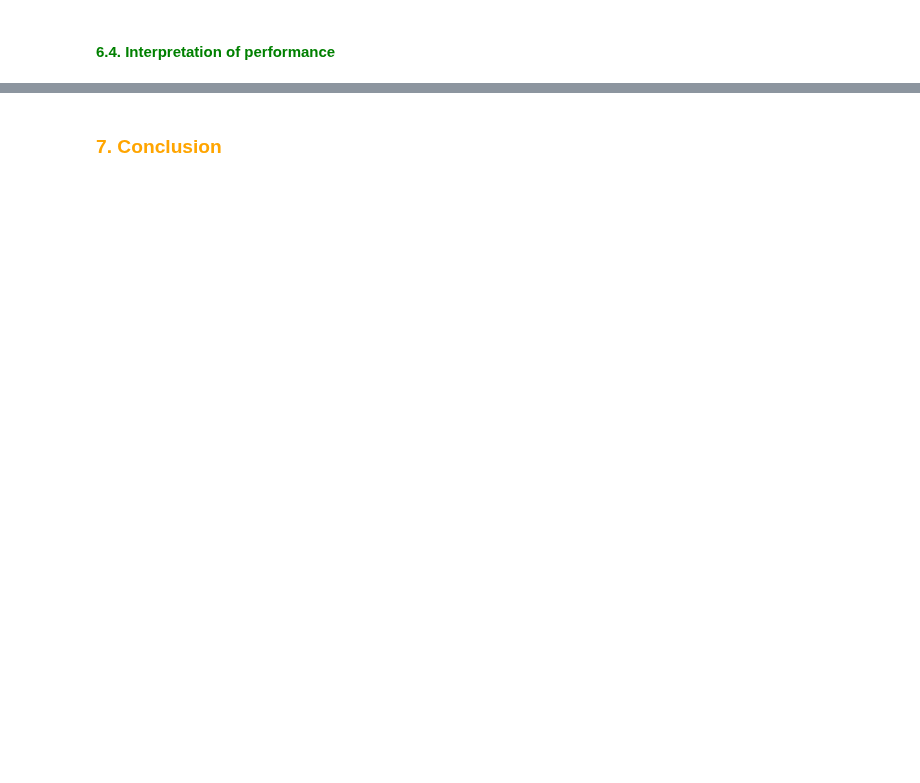
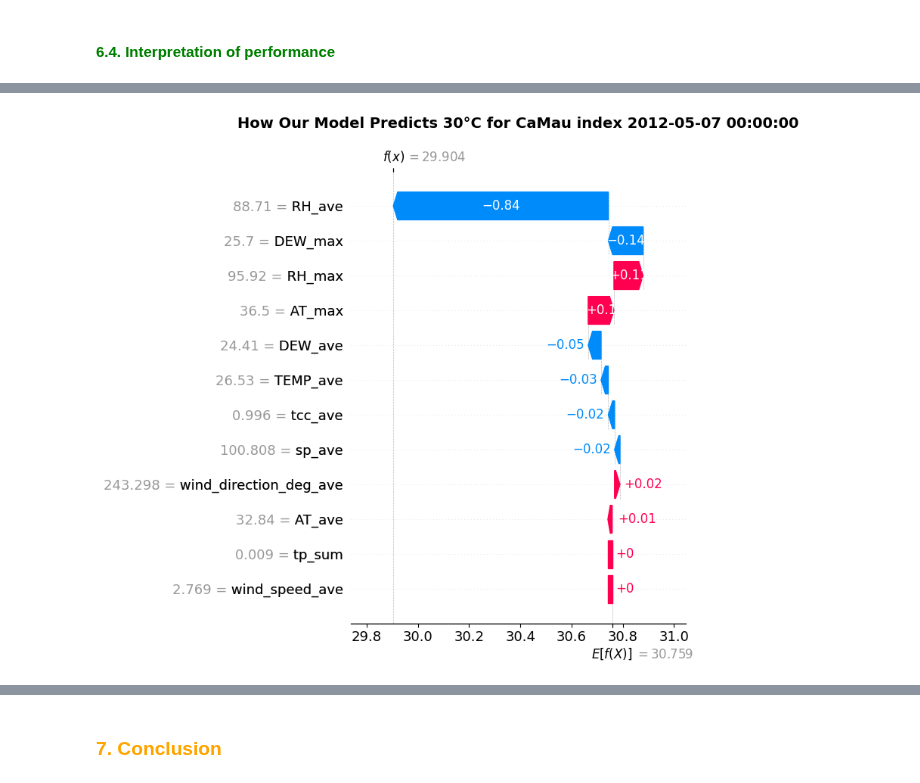
Before and after one commit to gamethu/TSF_Github, a Jupyter notebook: Drafts/Temp Prediction/notebooks/3.1. ML_model/RF_model.ipynb, the cells around one changed output, grey strips where cells are left out. Cells and saved outputs as stored; diff of their text form; code cells hidden in the pictures; blank space fills up the shorter version.

Commit message:
ADD: RandomForestRegressor model

```diff
--- a/Drafts/Temp Prediction/notebooks/3.1. ML_model/RF_model.ipynb
+++ b/Drafts/Temp Prediction/notebooks/3.1. ML_model/RF_model.ipynb
@@ -1841,0 +1317,5 @@ Classification report is another way to evaluate the classification model perfor
+# %%
+for name in station.keys():
+    plt.title(f"SHAP Summary Plot - {name}")
+    shap.summary_plot(shap_values_fit[name],
+                      X_train_encoded.loc[X_train_encoded["NAME"] == src_name[name]][feature_col])
@@ -1841,0 +1334,10 @@ Classification report is another way to evaluate the classification model perfor
+# %%
+shap_values_pred = dict()
+for name in station.keys():
+    print(f"🔸 Trạm: {name}")
+    shap_values_pred[name] = explainer[name].shap_values(X_test_encoded.loc[X_test_encoded["NAME"] == src_name[name]][feature_col])
+# %%
+for name in station.keys():
+    plt.title(f"SHAP Summary Plot - {name}")
+    shap.summary_plot(shap_values_pred[name],
+                      X_test_encoded.loc[X_test_encoded["NAME"] == src_name[name]][feature_col])
@@ -1841,0 +1356,78 @@ Classification report is another way to evaluate the classification model perfor
+# %%
+scaler           = joblib.load(model_path.replace("trained_models","checkpoints") + "scaler.pkl")
+shap_values_fit  = joblib.load(model_path.replace("trained_models","checkpoints") + "shap_values_fit.pkl")
+shap_values_pred = joblib.load(model_path.replace("trained_models","checkpoints") + "shap_values_pred.pkl")
+# %%
+def plot_shap_explaination(x_train_test, y_train_test, feature_col, shap_values, scaler, explainer, station, station_fit):
+    for name in station.keys():
+        # PLOT 1
+        print(f"🔸 Trạm: {name}")
+        sample_idx = random.randint(0,len(x_train_test.loc[x_train_test["NAME"] == src_name[name]]))
+        x_data     = x_train_test.loc[x_train_test["NAME"] == src_name[name]].iloc[[sample_idx]]
+        x          = scaler.inverse_transform(x_data[feature_col])
+        y_data     = y_train_test.loc[y_train_test["NAME"] == src_name[name]].iloc[[sample_idx]]
+        y          = y_data["TEMP_max"][0]
+
+        # Select an interesting prediction to explain
+        sample_prediction = station_fit[name].iloc[sample_idx][0]
+        actual_value      = y
+
+        print(f"Analyzing prediction for {name} index {x_data.index[0]}:")
+        print(f"Predicted values  : {sample_prediction:,.2f}°C")
+        print(f"Actual values     : {actual_value:,.2f}°C")
+        print(f"Prediction error  : {abs(sample_prediction - actual_value):,.2f}°C")
+
+        # Create SHAP waterfall plot
+        plt.figure(figsize=(15, 6))
+        shap.waterfall_plot(
+            shap.Explanation(
+                values        = shap_values[name][sample_idx],
+                base_values   = explainer[name].expected_value,
+                data          = x[0],
+                feature_names = x_data[feature_col].columns.tolist()
+            ),
+            max_display = 15,  # Show top 15 contributing features
+            show        = False
+        )
+        plt.title(f'How Our Model Predicts {sample_prediction:,.0f}°C for {name} index {x_data.index[0]}',
+                  fontsize   = 14,
+                  fontweight = 'bold',
+                  pad        = 20)
+        plt.tight_layout()
+        plt.show()
+
+        # PLOT 2
+        # Analyze the feature contributions for our sample house
+        feature_values = x[0]
+        shap_contributions = shap_values[name][sample_idx]
+
+        # Create a detailed breakdown of contributions
+        feature_breakdown = pd.DataFrame({
+            'Feature'           : x_data[feature_col].columns,
+            'Feature_Value'     : feature_values,
+            'SHAP_Contribution' : shap_contributions,
+            'Impact'            : ['Increases Price' if x > 0 else 'Decreases Price' for x in shap_contributions]
+        }).sort_values('SHAP_Contribution', key=abs, ascending=False)
+
+        print(f"Top {len(feature_breakdown)} Feature Contributions to This Prediction:")
+        print("=" * 60)
+        for idx, row in feature_breakdown.iterrows():
+            impact_symbol = "↑" if row['SHAP_Contribution'] > 0 else "↓"
+            print(f"{row['Feature']:23} {impact_symbol} {row['SHAP_Contribution']:8,.2f}°C "
+                  f"(Value: {row['Feature_Value']:.2f})")
+
+        print(f"\nBase prediction    : {explainer[name].expected_value:,.2f}°C")
+        print(f"Sum of contributions : {shap_contributions.sum():+,.2f}°C")
+        print(f"Final prediction     : {explainer[name].expected_value + shap_contributions.sum():,.2f}°C")
+        print()
+
+
+plot_shap_explaination(x_train_test = X_train_encoded,
+                       y_train_test = y_train_encoded,
+                       feature_col  = feature_col,
+                       station      = {"CaMau": 1},
+                       station_fit  = station_fit,
+                       shap_values  = shap_values_fit,
+                       explainer    = explainer,
+                       scaler       = scaler)
+# %% [output]
@@ -1841,0 +1439 @@ Classification report is another way to evaluate the classification model perfor
+[figure, added]
```
Also changed, not shown: parts of 165 cells of this notebook, 8 other files.
